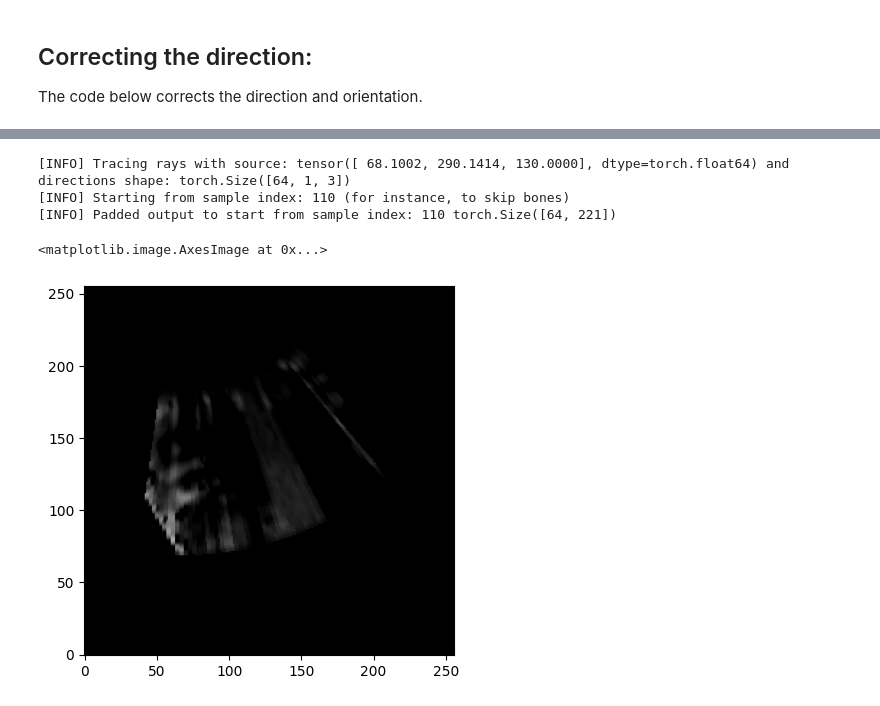
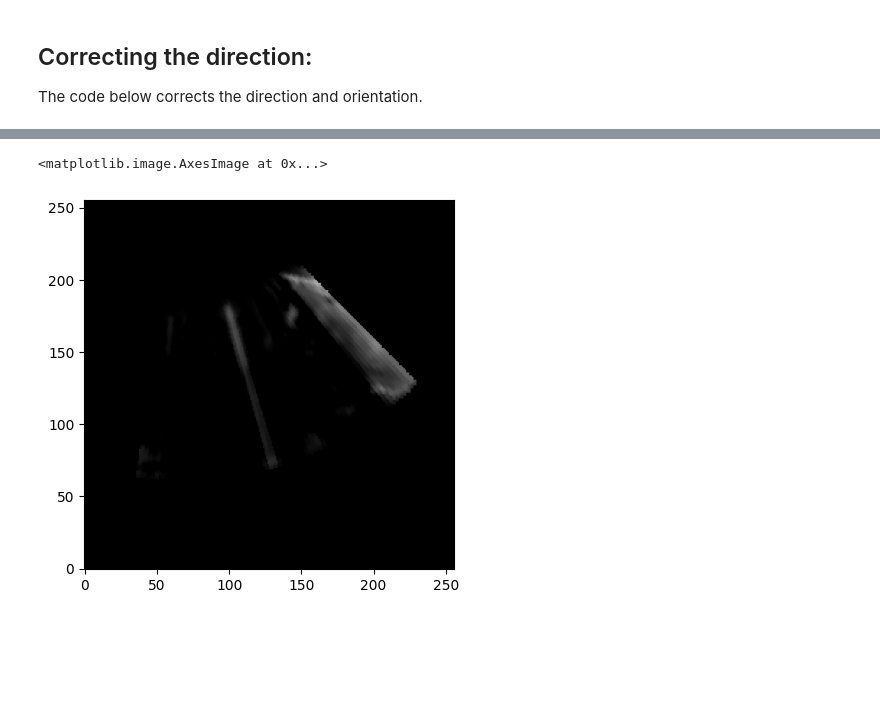
Before and after one commit to gduguey/DiffUS, a Jupyter notebook: notebooks/[DEMO] Train MRI to Impedance MLP.ipynb, the cells around one changed output, grey strips where cells are left out. Saved outputs shown, nothing was run; the diff lists cells and outputs as text; code cells hidden in the pictures; blank space fills up the shorter version.

```diff
--- a/notebooks/[DEMO] Train MRI to Impedance MLP.ipynb
+++ b/notebooks/[DEMO] Train MRI to Impedance MLP.ipynb
@@ -476,3 +454,6 @@ plt.scatter(
 [figure]
 # %% [markdown]
 # REMASTERED 2
+# %%
+device = torch.device('cuda')
+print(device)
@@ -668,12 +669,20 @@ USM.train_step(
 ## Correcting the direction:
 The code below corrects the direction and orientation.
 # %%
+# FLIPPED DIRECTIONS, PROBABLY ACTUALLY NOT NEEDED
 out_2 = model_one.training_forward(
     renderer=renderer_one,
     x=torch.Tensor(T1_vol),
     source=torch.tensor(apex_mri_world),
-    directions=directions,
+    directions=directions.flip(0),
     angle=np.degrees(opening_angle)/2,
     start=110
 )
+
+plt.scatter(
+    out_2[0].flatten().numpy(),
+    out_2[1].flatten().numpy(),
+    c=out_2[2].flatten().detach().numpy(),
+    cmap='gray', s=1
+)
 # %% [output]
@@ -752,25 +770,22 @@ torch.Size([64, 3])
 # %%
-out_2 = renderer.plot_beam_frame(
-    volume=torch.tensor(Z_vol),
-    source=source,
-    directions=directions,
-    angle=np.degrees(opening_angle)/2,
-    plot=False,
-    artifacts=False,
-    start=110
-)
-x,z = rotate_around_apex(out_2[0],
-                        out_2[1],
-                        apex=apex_mri_world[:2],
-                        median=[-0.3,-0.9])
+# out_2 = renderer.plot_beam_frame(
+#     volume=torch.tensor(Z_vol),
+#     source=source,
+#     directions=directions,
+#     angle=np.degrees(opening_angle)/2,
+#     plot=False,
+#     artifacts=False,
+#     start=110
+# )
+# x,z = rotate_around_apex(out_2[0],
+#                         out_2[1],
+#                         apex=apex_mri_world[:2],
+#                         median=[-0.3,-0.9])
 img = differentiable_splat(x, z, out_2[2], H=256, W=256, sigma=0.5)
-plt.imshow(img, cmap='gray', vmin=0, vmax=intensities.max()*1.5, origin='lower')
+plt.imshow(img.detach().numpy(), cmap='gray', vmin=0, vmax=intensities.max()*1.5, origin='lower')
 # %% [output]
-[INFO] Tracing rays with source: tensor([ 68.1002, 290.1414, 130.0000], dtype=torch.float64) and directions shape: torch.Size([64, 1, 3])
-[INFO] Starting from sample index: 110 (for instance, to skip bones)
-[INFO] Padded output to start from sample index: 110 torch.Size([64, 221])
+<matplotlib.image.AxesImage at 0x...>
-<matplotlib.image.AxesImage at 0x...>
-[figure, old version]
+[figure, new version]
 # %%
 x = torch.arange(1, 6, step=0.2,dtype=torch.float32).reshape(-1, 1)
 y = model_one.forward(x).detach()
```
Also changed, not shown: parts of 14 cells of this notebook, 1 other file.
